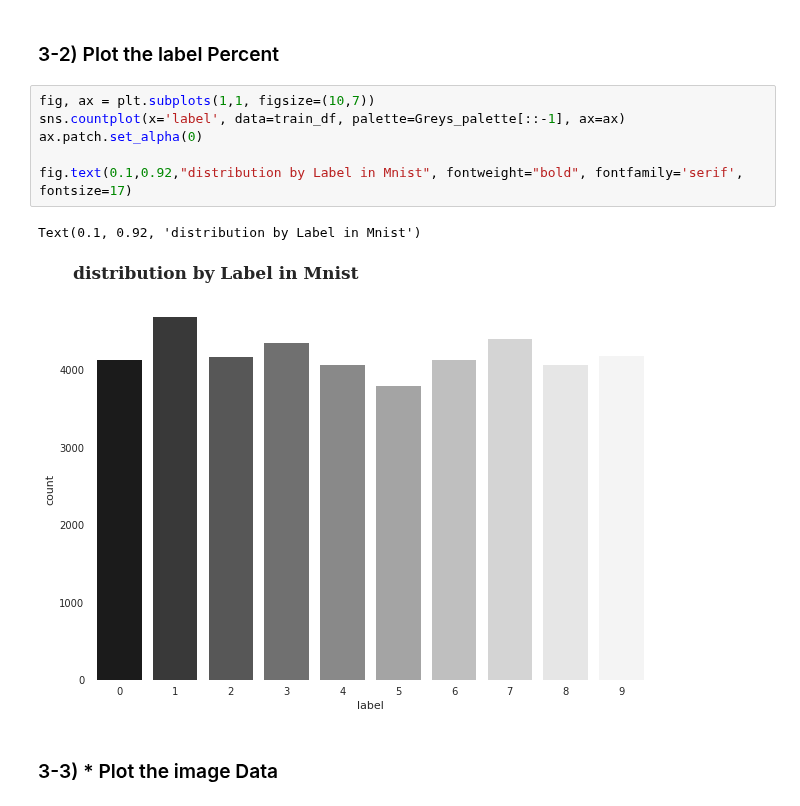
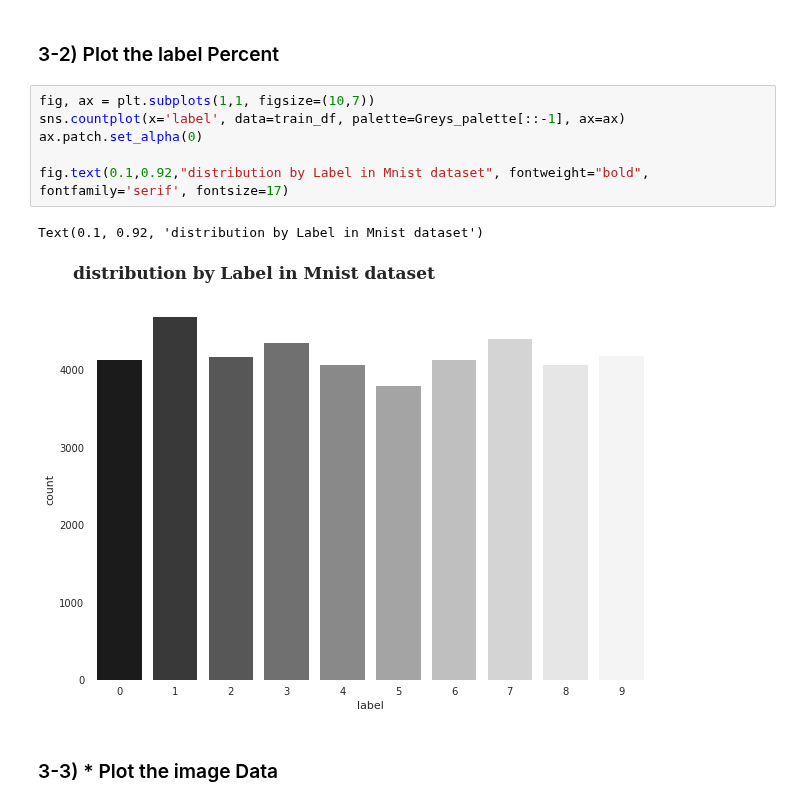
Before and after one commit to jerife/Kaggle, a Jupyter notebook: 10 Digit Recognizer.ipynb, the cells around one changed output. Cells and saved outputs as stored; diff of their text form.

```diff
--- a/10 Digit Recognizer.ipynb
+++ b/10 Digit Recognizer.ipynb
@@ -150,12 +153,12 @@ msno.matrix(df=train_df.iloc[:,:],figsize=(20,5),color=Greys_palette[8])
 # %%
 fig, ax = plt.subplots(1,1, figsize=(10,7))
 sns.countplot(x='label', data=train_df, palette=Greys_palette[::-1], ax=ax)
 ax.patch.set_alpha(0)
 
-fig.text(0.1,0.92,"distribution by Label in Mnist", fontweight="bold", fontfamily='serif', fontsize=17)
+fig.text(0.1,0.92,"distribution by Label in Mnist dataset", fontweight="bold", fontfamily='serif', fontsize=17)
 # %% [output]
-Text(0.1, 0.92, 'distribution by Label in Mnist')
+Text(0.1, 0.92, 'distribution by Label in Mnist dataset')
-[figure, old version]
+[figure, new version]
 # %% [markdown]
 ### 3-3) * Plot the image Data
 # %%
```
Also changed, not shown: parts of 38 cells of this notebook.
